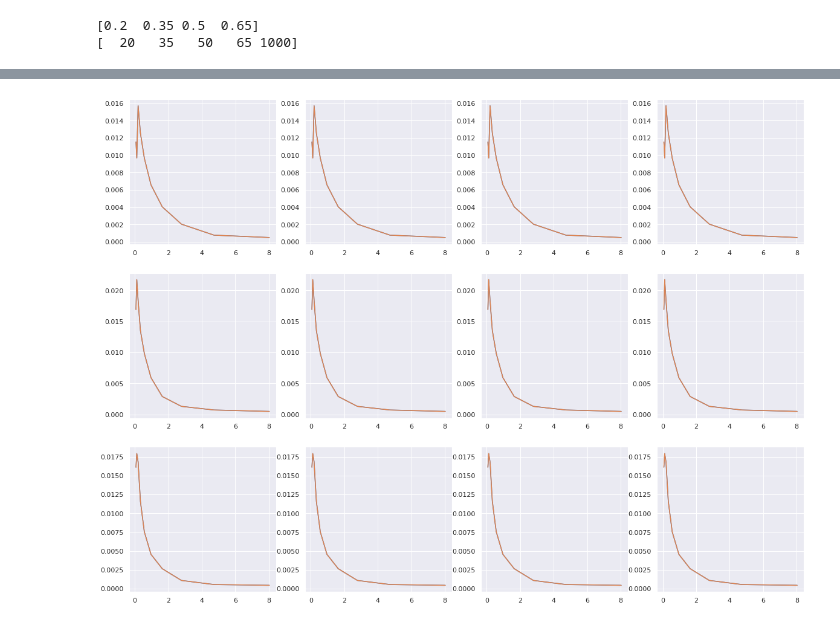
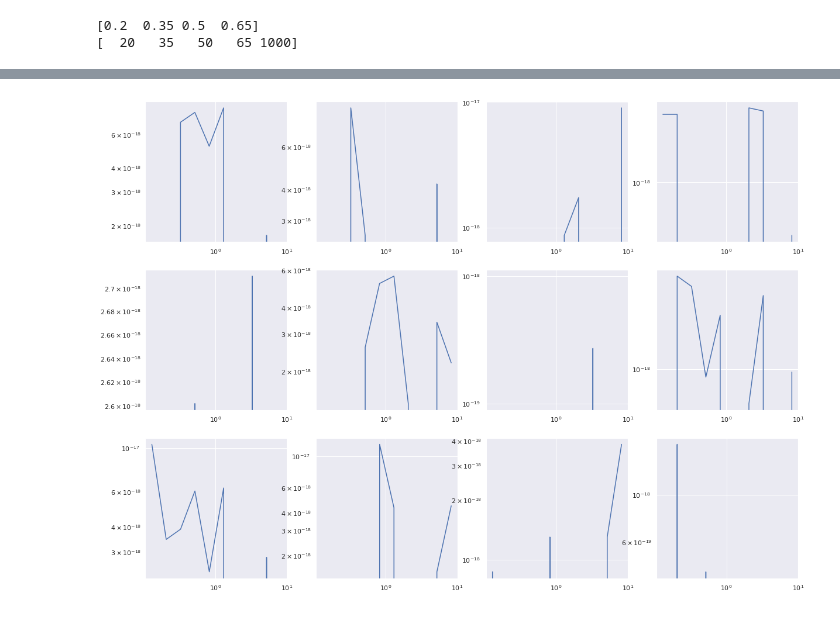
Before and after one commit to aa-12323/sa, a Jupyter notebook: lib/src/gammaT.ipynb, the cells around one changed output, grey strips where cells are left out. Cells and saved outputs as stored; diff of their text form; code cells hidden in the pictures.

```diff
--- a/lib/src/gammaT.ipynb
+++ b/lib/src/gammaT.ipynb
@@ -72,2 +140,0 @@ def get_ng_matrix():
-# %%
-ng_matrix=get_ng_matrix()
@@ -124,9 +144,11 @@ ng_wr_matrix=[[None for i in range(4)] for j in range(3)]
 
 for i in trange(4):
     for j in trange(3):
-        ng=get_ng_source(clusters,members,z_bins[j],z_bins[j+1],lambda_bins[i],lambda_bins[i+1],woRed=True)
+        ng=get_ng_source(clusters,members,z_bins[j],z_bins[j+1],lambda_bins[i],lambda_bins[i+1],woRed=True,foreback="")
         ng_values=np.copy(np.array([ng.meanlogr,ng.xi,ng.varxi]))
         ng_wr_matrix[j][i]=ng_values
+        del ng
+        gc.collect
 # %% [output]
 [interactive output not drawn]
 [interactive output not drawn]
@@ -177,0 +212,13 @@ Warning: NaNs found in r column.  Skipping rows [63, 125, 149, 317, 617, 897, 12
+# %%
+fig, axs = plt.subplots(3, 4,figsize=(20,15))
+for i in range(3):
+    for j in range(4):
+        values=ng_matrix[i][j]
+        values_wr=ng_wr_matrix[i][j]
+        axs[i,j].errorbar(np.exp(values[0]),values[1],yerr=np.sqrt(values[2]),label="All sources")
+        axs[i,j].errorbar(np.exp(values[0]),values_wr[1],yerr=np.sqrt(values_wr[2]),label="wo/ redMaPPer")
+        axs[i,j].set_xscale("log")
+        axs[i,j].set_yscale("log")
+        axs[i,j].legend()
+#         axs.xscale("log")
+#         axs[i,j].plot(np.exp(values_wr[0]),values_wr[1])
@@ -178,10 +227,11 @@ Warning: NaNs found in r column.  Skipping rows [63, 125, 149, 317, 617, 897, 12
 # %%
 fig, axs = plt.subplots(3, 4,figsize=(20,15))
 for i in range(3):
     for j in range(4):
         values=ng_matrix[i][j]
         values_wr=ng_wr_matrix[i][j]
-        axs[i,j].plot(np.exp(values[0]),values[1])
-        axs[i,j].plot(np.exp(values_wr[0]),values_wr[1])
+        axs[i,j].plot(np.exp(values[0]),values[1]-values_wr[1])
+        axs[i,j].set_xscale("log")
+        axs[i,j].set_yscale("log")
 # %% [output]
-[figure, old version]
+[figure, new version]
```
Also changed, not shown: parts of 7 cells of this notebook, 2 other files.
